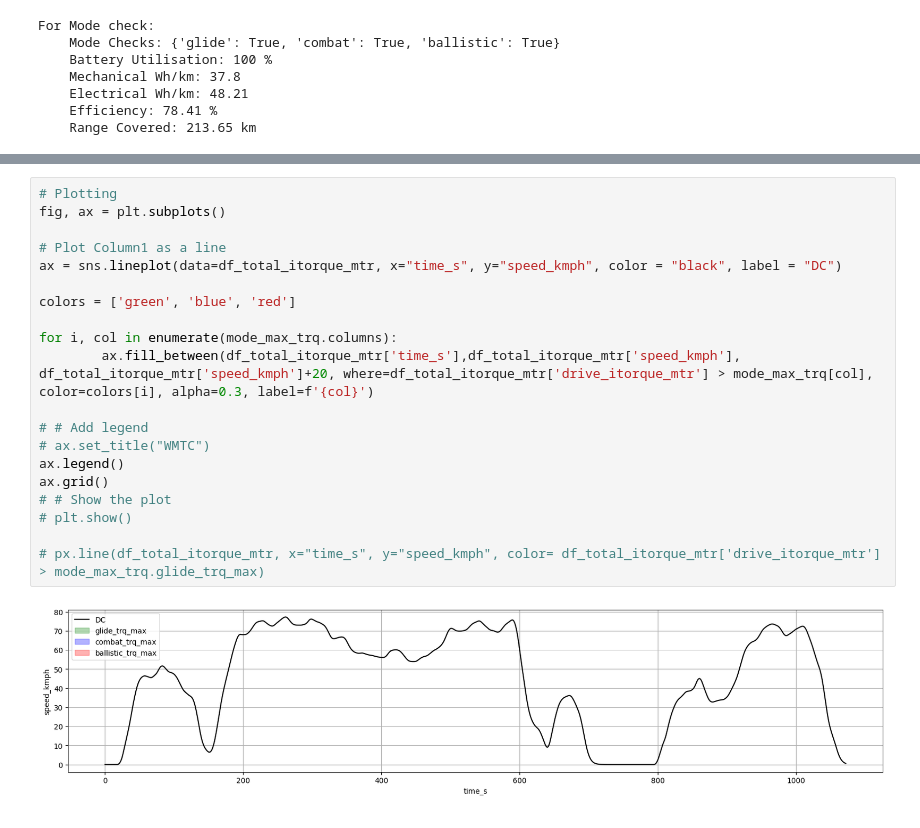
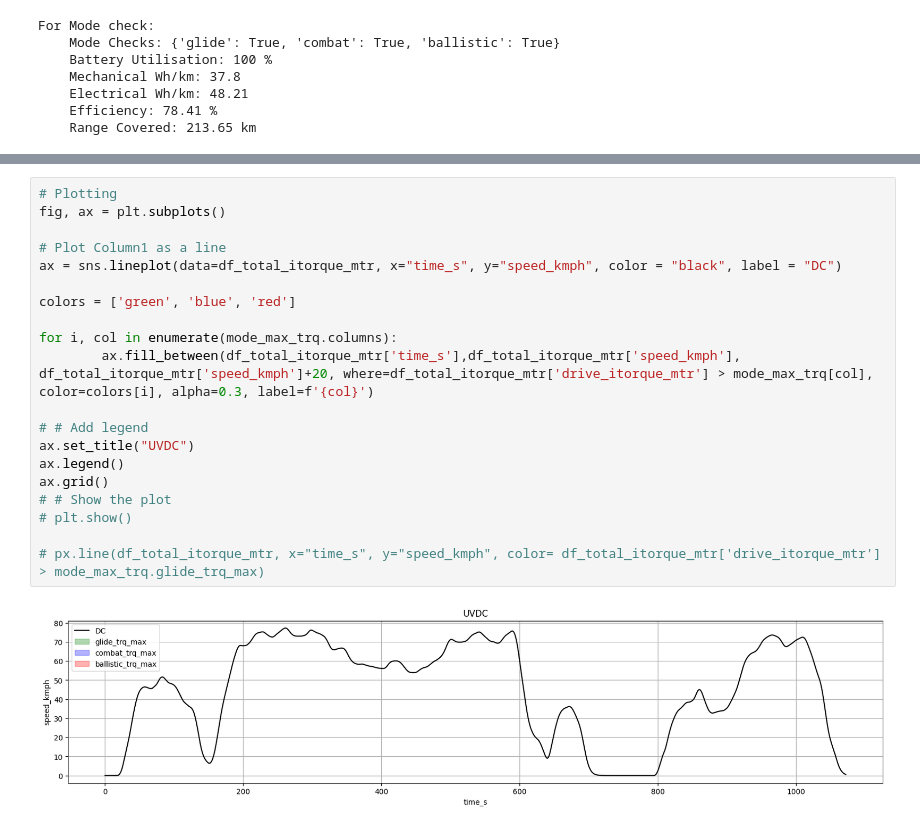
Before and after one commit to surya-uv/drive_cycle_gen, a Jupyter notebook: full_vehicle_model.ipynb, the cells around one changed output, grey strips where cells are left out. Cells and saved outputs as stored; diff of their text form.

```diff
--- a/full_vehicle_model.ipynb
+++ b/full_vehicle_model.ipynb
@@ -600,22 +600,22 @@ print(mode_max_trq)
 # %%
 # Plotting
 fig, ax = plt.subplots()
 
 # Plot Column1 as a line
 ax = sns.lineplot(data=df_total_itorque_mtr, x="time_s", y="speed_kmph", color = "black", label = "DC")
 
 colors = ['green', 'blue', 'red']
 
 for i, col in enumerate(mode_max_trq.columns):
         ax.fill_between(df_total_itorque_mtr['time_s'],df_total_itorque_mtr['speed_kmph'], df_total_itorque_mtr['speed_kmph']+20, where=df_total_itorque_mtr['drive_itorque_mtr'] > mode_max_trq[col], color=colors[i], alpha=0.3, label=f'{col}')
 
 # # Add legend
-# ax.set_title("WMTC")
+ax.set_title("UVDC")
 ax.legend()
 ax.grid()
 # # Show the plot
 # plt.show()
 
 # px.line(df_total_itorque_mtr, x="time_s", y="speed_kmph", color= df_total_itorque_mtr['drive_itorque_mtr'] > mode_max_trq.glide_trq_max)
 # %% [output]
-[figure, old version]
+[figure, new version]
```
